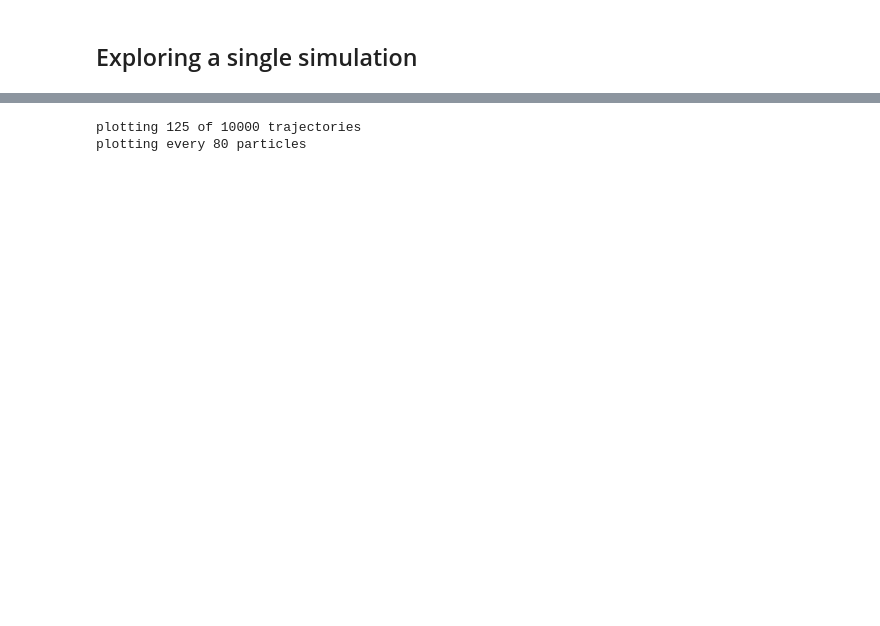
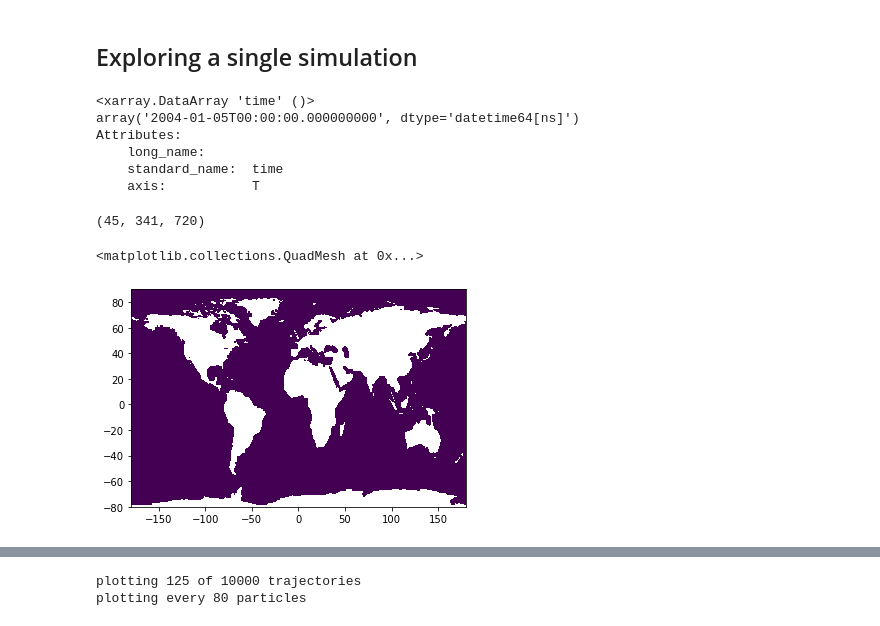
Before and after one commit to OceanParcels/biofouling_3dtransport_2, a Jupyter notebook: Analysis/Single_simulation.ipynb, the cells around one changed output, grey strips where cells are left out. Cells and saved outputs as stored; diff of their text form; code cells hidden in the pictures; blank space fills up the shorter version.

```diff
--- a/Analysis/Single_simulation.ipynb
+++ b/Analysis/Single_simulation.ipynb
@@ -29,3 +29,12 @@ sizebinedges = [1e-3, 0.5e-3, 1e-4, 1e-5, 1e-6]
 # %%
 # ds = xr.open_dataset(datadir+'regional_GPGP_bfadv_Jan_2004_3D_grid2x2_allrho_allr_20days_60dtsecs_12hrsoutdt.nc')
 ds = xr.open_dataset(datadir+'regional_'+region+'_bfadv_Jan_2004_0'+str(mortality)[2:]+'mort_'+mixing+'mixing_'+str(runtime)+'days_'+str(dt)+'dtsecs_'+str(outputdt)+'hrsoutdt.nc')
+# %%
+ds['time'][1,1]
+# %% [output]
+<xarray.DataArray 'time' ()>
+array('2004-01-05T00:00:00.000000000', dtype='datetime64[ns]')
+Attributes:
+    long_name:
+    standard_name:  time
+    axis:           T
@@ -31,0 +43,38 @@ ds = xr.open_dataset(datadir+'regional_'+region+'_bfadv_Jan_2004_0'+str(mortalit
+# %%
+datadir = '/scratch/rfischer/Kooi_data/data_input/'
+TIDAL_filename = datadir + 'tidal_mixing_3D_maps.nc'
+TIDAL_data = {}
+for key in Dataset(TIDAL_filename).variables.keys():
+    TIDAL_data[key] = Dataset(TIDAL_filename).variables[key][:]
+
+
+# Load the bathymetry data
+# not necessary?
+#bathymetry = Dataset(BATH_filenames).variables[BATH_variables['DEPTH']][:]
+#bathymetry[bathymetry.mask] = 0
+
+# Computing Kz on the TIDAL_data grid according to Kv = gamma * epsilon / N^2
+gamma = 0.2  # Mixing efficiency
+TIDAL_Kz = np.divide(gamma * TIDAL_data['epsilon_tid'], TIDAL_data['buoyancy_frequency_squared'])
+
+# The TIDAL_data gridding isn't regular in the z-direction. We will first interpolate the TIDAL_Kz fields onto the
+# DEPTH levels
+# Try to skip an use parcels sigma-grids reading
+# TIDAL_Kz_inter = interpolate_to_DEPTH(TIDAL_Kz, TIDAL_data, DEPTH)
+
+# Extrapolate surface to depth = 0m
+TIDAL_Kz_ext = np.insert(TIDAL_Kz, 0, TIDAL_Kz[0], axis=0)
+depths = np.insert(TIDAL_data['depth_midpoint'], 0, np.zeros((1,len(TIDAL_data['depth_midpoint'][0]),1)), axis=0)
+
+# Now we interpolate the Kz values onto the model grid defined by LON, LAT and DEPTH
+# Use original grid instead
+# GRID_Kz = interpolate_to_GRID(TIDAL_Kz_inter, DEPTH, LON, LAT, TIDAL_data)
+
+# rewrite longitude to -180 - 180
+lons = TIDAL_data['lon']
+lons[lons>180] = lons[lons>180]-360
+
+# Sort longitudes and corresponding data
+ids = np.argsort(lons)
+lons = lons[ids]
+TIDAL_Kz_ext = TIDAL_Kz_ext[:,:,ids]
@@ -32,3 +83,12 @@ ds = xr.open_dataset(datadir+'regional_'+region+'_bfadv_Jan_2004_0'+str(mortalit
+# %%
+TIDAL_Kz_ext[:,:,ids].shape
+# %% [output]
+(45, 341, 720)
+# %%
+plt.pcolormesh(lons,TIDAL_data['lat'],TIDAL_Kz_ext[0,:,:])
+# %% [output]
+<matplotlib.collections.QuadMesh at 0x...>
+[figure, added]
 # %%
 plt.hist(ds['kin_visc'])
 plt.show()
```
Also changed, not shown: parts of 5 cells of this notebook, 4 other files.
